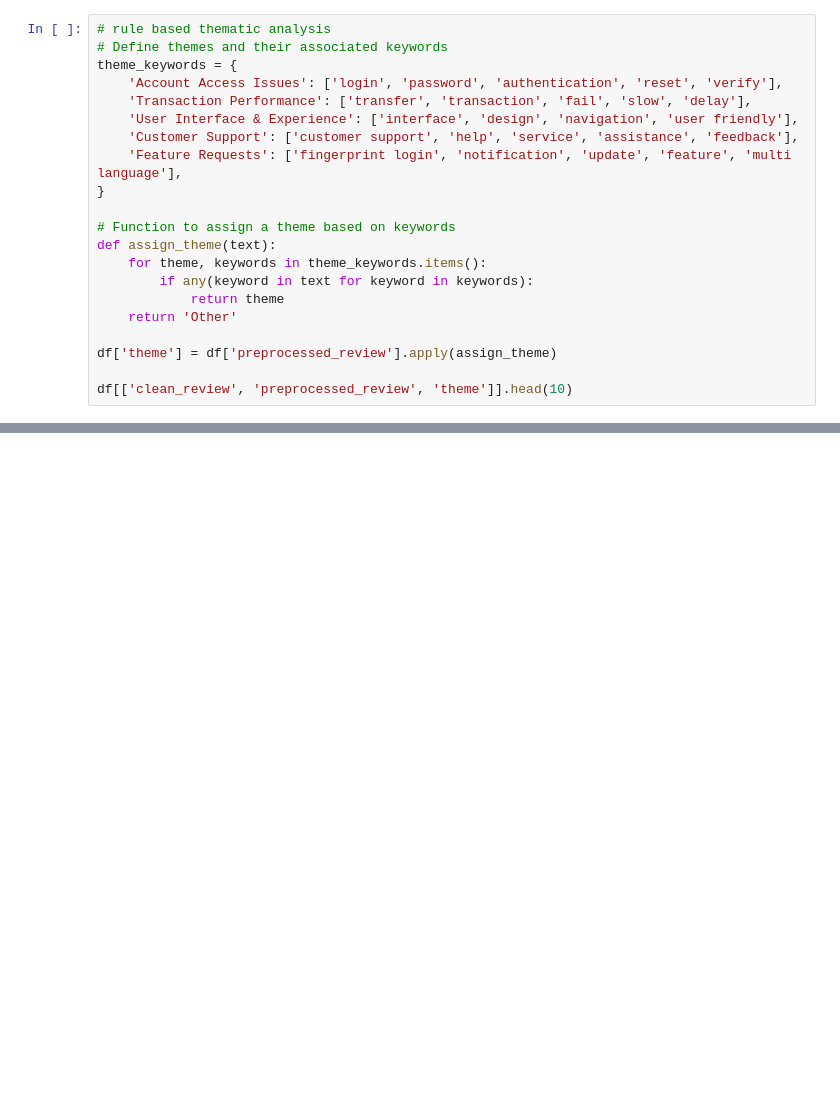
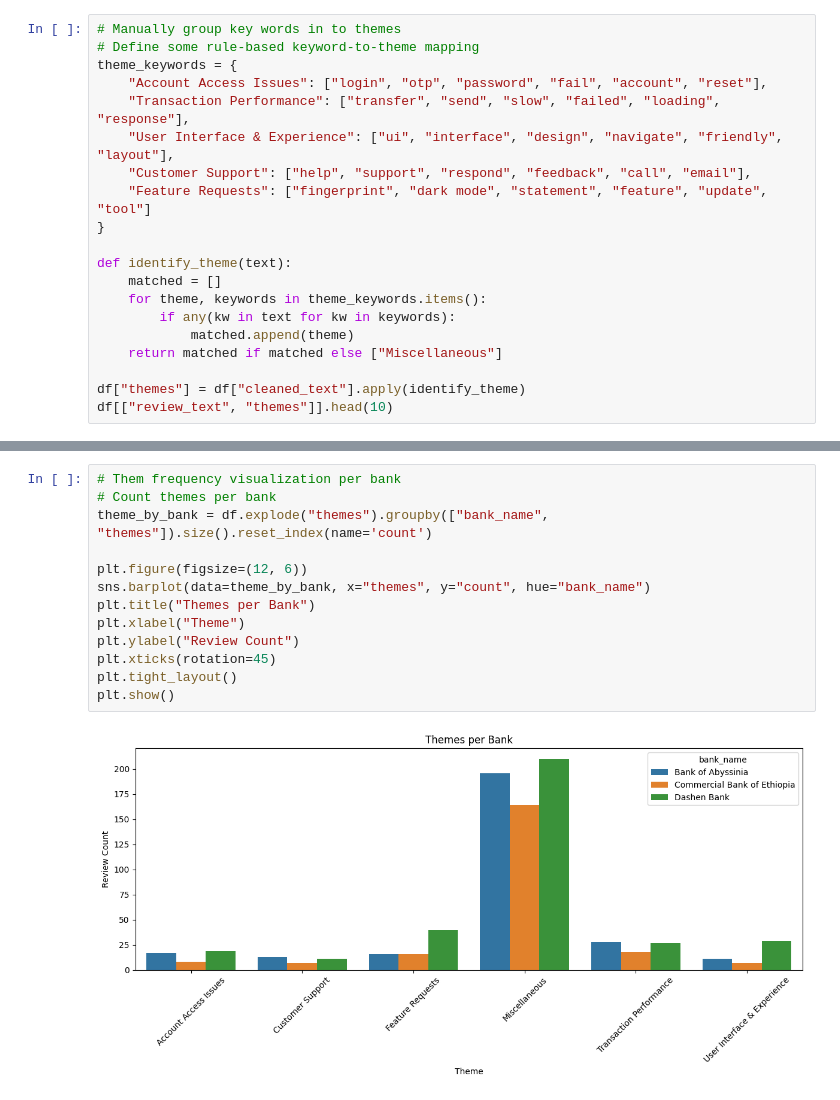
Before and after one commit to lhiwi/10-academy-week1, a Jupyter notebook: notebooks/Thematic_analysis.ipynb, the cells around one changed output, grey strips where cells are left out. Drawn from its saved outputs; the diff is of its cells as text; blank space fills up the shorter version.

```diff
--- a/notebooks/Thematic_analysis.ipynb
+++ b/notebooks/Thematic_analysis.ipynb
@@ -75,21 +92,20 @@ plt.show()
 # %%
-# rule based thematic analysis
-# Define themes and their associated keywords
+# Manually group key words in to themes
+# Define some rule-based keyword-to-theme mapping
 theme_keywords = {
-    'Account Access Issues': ['login', 'password', 'authentication', 'reset', 'verify'],
-    'Transaction Performance': ['transfer', 'transaction', 'fail', 'slow', 'delay'],
-    'User Interface & Experience': ['interface', 'design', 'navigation', 'user friendly'],
-    'Customer Support': ['customer support', 'help', 'service', 'assistance', 'feedback'],
-    'Feature Requests': ['fingerprint login', 'notification', 'update', 'feature', 'multi language'],
+    "Account Access Issues": ["login", "otp", "password", "fail", "account", "reset"],
+    "Transaction Performance": ["transfer", "send", "slow", "failed", "loading", "response"],
+    "User Interface & Experience": ["ui", "interface", "design", "navigate", "friendly", "layout"],
+    "Customer Support": ["help", "support", "respond", "feedback", "call", "email"],
+    "Feature Requests": ["fingerprint", "dark mode", "statement", "feature", "update", "tool"]
 }
 
-# Function to assign a theme based on keywords
-def assign_theme(text):
+def identify_theme(text):
+    matched = []
     for theme, keywords in theme_keywords.items():
-        if any(keyword in text for keyword in keywords):
-            return theme
-    return 'Other'
+        if any(kw in text for kw in keywords):
+            matched.append(theme)
+    return matched if matched else ["Miscellaneous"]
 
-df['theme'] = df['preprocessed_review'].apply(assign_theme)
-
-df[['clean_review', 'preprocessed_review', 'theme']].head(10)
+df["themes"] = df["cleaned_text"].apply(identify_theme)
+df[["review_text", "themes"]].head(10)
@@ -108,0 +146,15 @@ plt.show()
+# %%
+# Them frequency visualization per bank
+# Count themes per bank
+theme_by_bank = df.explode("themes").groupby(["bank_name", "themes"]).size().reset_index(name='count')
+
+plt.figure(figsize=(12, 6))
+sns.barplot(data=theme_by_bank, x="themes", y="count", hue="bank_name")
+plt.title("Themes per Bank")
+plt.xlabel("Theme")
+plt.ylabel("Review Count")
+plt.xticks(rotation=45)
+plt.tight_layout()
+plt.show()
+# %% [output]
+[figure, added]
```
Also changed, not shown: parts of 16 cells of this notebook.
